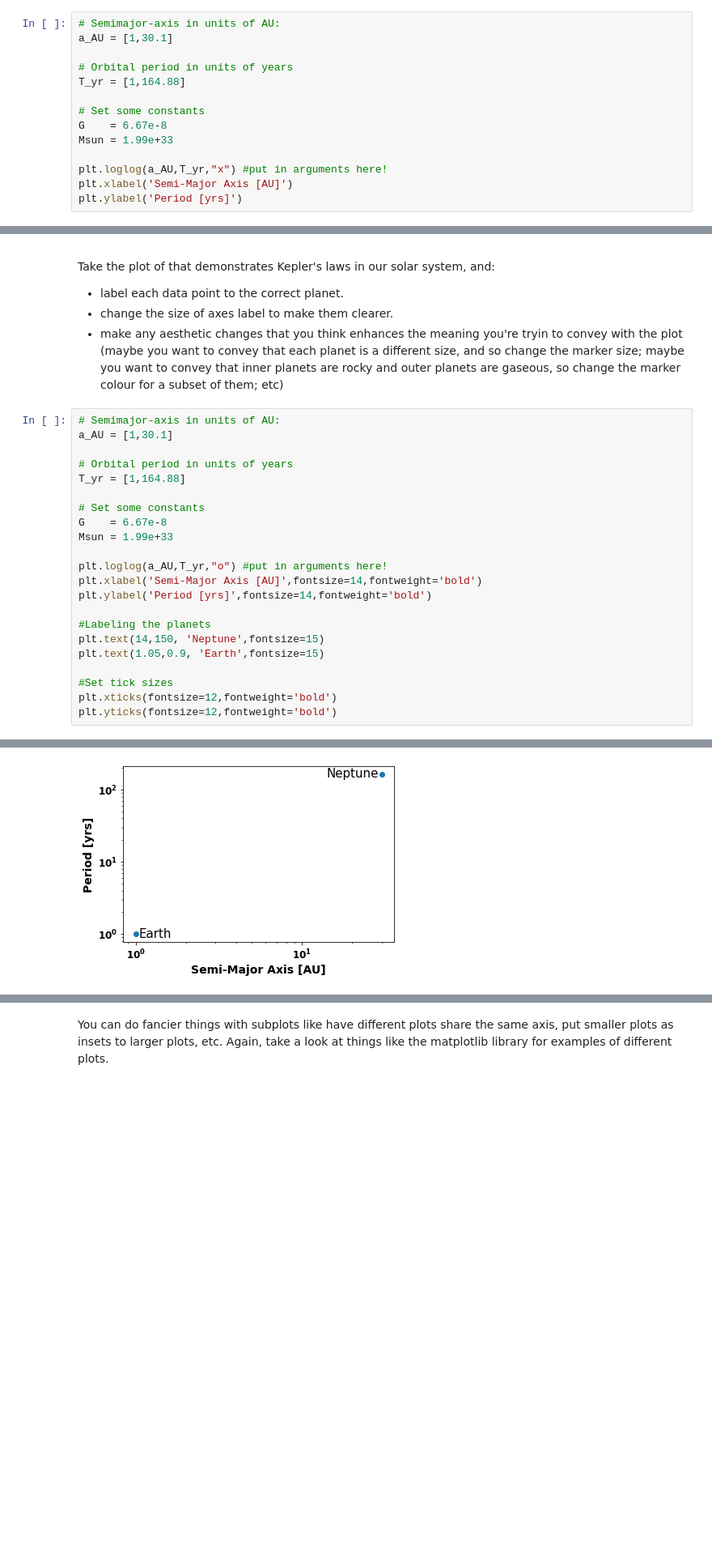
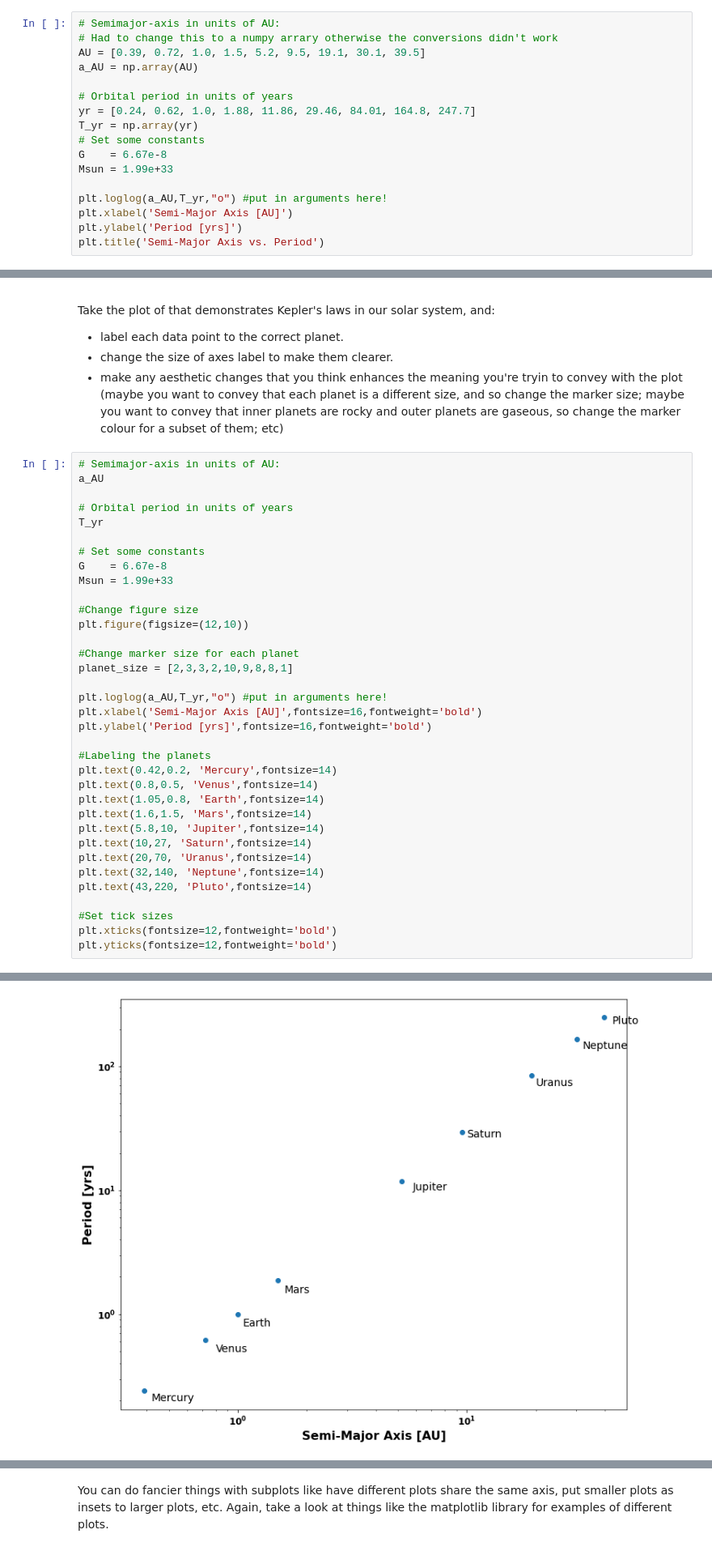
Before and after one commit to TJ-Gehrman/tutorials, a Jupyter notebook: lessons/06-plotting_Lastname.ipynb, the cells around one changed output, grey strips where cells are left out. Shown at 81% size. Cells and saved outputs as stored; diff of their text form; blank space fills up the shorter version.

```diff
--- a/lessons/06-plotting_Lastname.ipynb
+++ b/lessons/06-plotting_Lastname.ipynb
@@ -146,16 +146,19 @@ Let's make a log-log plot displaying [Kepler's law](https://en.wikipedia.org/wik
 Get AU and T values from the second table **Modern data (Wolfram Alpha Knowledgebase 2018)**
 # %%
 # Semimajor-axis in units of AU:
-a_AU = [1,30.1]
+# Had to change this to a numpy arrary otherwise the conversions didn't work
+AU = [0.39, 0.72, 1.0, 1.5, 5.2, 9.5, 19.1, 30.1, 39.5]
+a_AU = np.array(AU)
 
 # Orbital period in units of years
-T_yr = [1,164.88]
-
+yr = [0.24, 0.62, 1.0, 1.88, 11.86, 29.46, 84.01, 164.8, 247.7]
+T_yr = np.array(yr)
 # Set some constants
 G    = 6.67e-8
 Msun = 1.99e+33
 
-plt.loglog(a_AU,T_yr,"x") #put in arguments here!
+plt.loglog(a_AU,T_yr,"o") #put in arguments here!
 plt.xlabel('Semi-Major Axis [AU]')
 plt.ylabel('Period [yrs]')
+plt.title('Semi-Major Axis vs. Period')
 # %% [output]
@@ -345,36 +351,49 @@ Take the plot of that demonstrates Kepler's laws in our solar system, and:
 - make any aesthetic changes that you think enhances the meaning you're tryin to convey with the plot (maybe you want to convey that each planet is a different size, and so change the marker size; maybe you want to convey that inner planets are rocky and outer planets are gaseous, so change the marker colour for a subset of them; etc)
 # %%
 # Semimajor-axis in units of AU:
-a_AU = [1,30.1]
+a_AU
 
 # Orbital period in units of years
-T_yr = [1,164.88]
+T_yr
 
 # Set some constants
 G    = 6.67e-8
 Msun = 1.99e+33
 
+#Change figure size
+plt.figure(figsize=(12,10))
+
+#Change marker size for each planet
+planet_size = [2,3,3,2,10,9,8,8,1]
+
 plt.loglog(a_AU,T_yr,"o") #put in arguments here!
-plt.xlabel('Semi-Major Axis [AU]',fontsize=14,fontweight='bold')
-plt.ylabel('Period [yrs]',fontsize=14,fontweight='bold')
+plt.xlabel('Semi-Major Axis [AU]',fontsize=16,fontweight='bold')
+plt.ylabel('Period [yrs]',fontsize=16,fontweight='bold')
 
 #Labeling the planets
-plt.text(14,150, 'Neptune',fontsize=15)
-plt.text(1.05,0.9, 'Earth',fontsize=15)
+plt.text(0.42,0.2, 'Mercury',fontsize=14)
+plt.text(0.8,0.5, 'Venus',fontsize=14)
+plt.text(1.05,0.8, 'Earth',fontsize=14)
+plt.text(1.6,1.5, 'Mars',fontsize=14)
+plt.text(5.8,10, 'Jupiter',fontsize=14)
+plt.text(10,27, 'Saturn',fontsize=14)
+plt.text(20,70, 'Uranus',fontsize=14)
+plt.text(32,140, 'Neptune',fontsize=14)
+plt.text(43,220, 'Pluto',fontsize=14)
 
 #Set tick sizes
 plt.xticks(fontsize=12,fontweight='bold')
 plt.yticks(fontsize=12,fontweight='bold')
 # %% [output]
 (array([1.e-02, 1.e-01, 1.e+00, 1.e+01, 1.e+02, 1.e+03, 1.e+04]),
  [Text(0, 0, ''),
   Text(0, 0, ''),
   Text(0, 0, ''),
   Text(0, 0, ''),
   Text(0, 0, ''),
   Text(0, 0, ''),
   Text(0, 0, '')])
-[figure, old version]
+[figure, new version]
 # %% [markdown]
 ## Histograms
 
```
Also changed, not shown: parts of 15 cells of this notebook, 8 other files.
